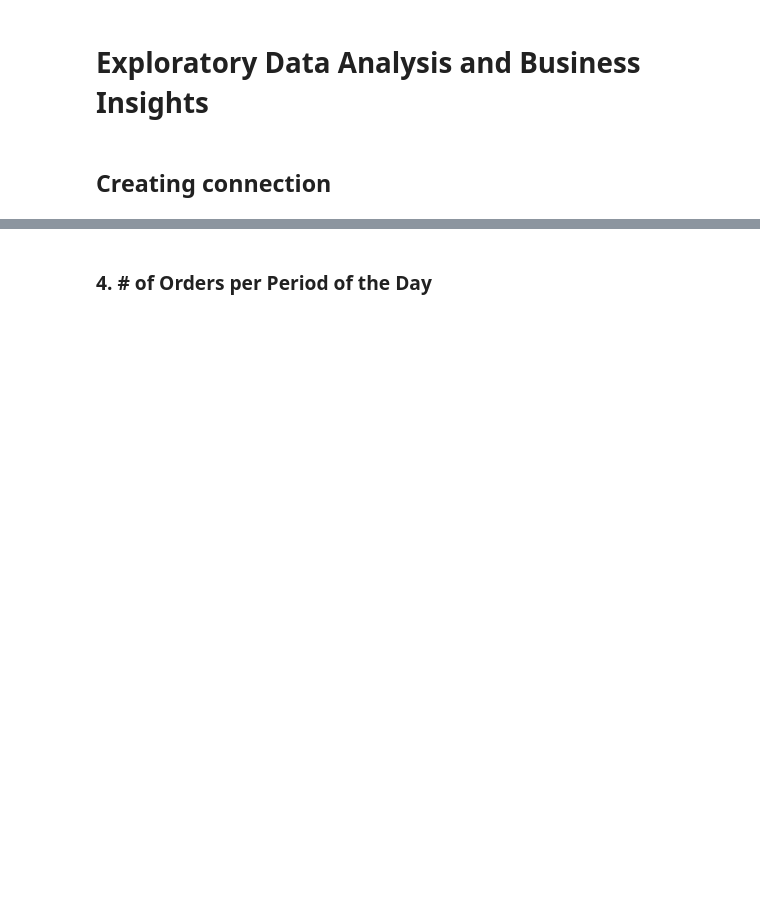
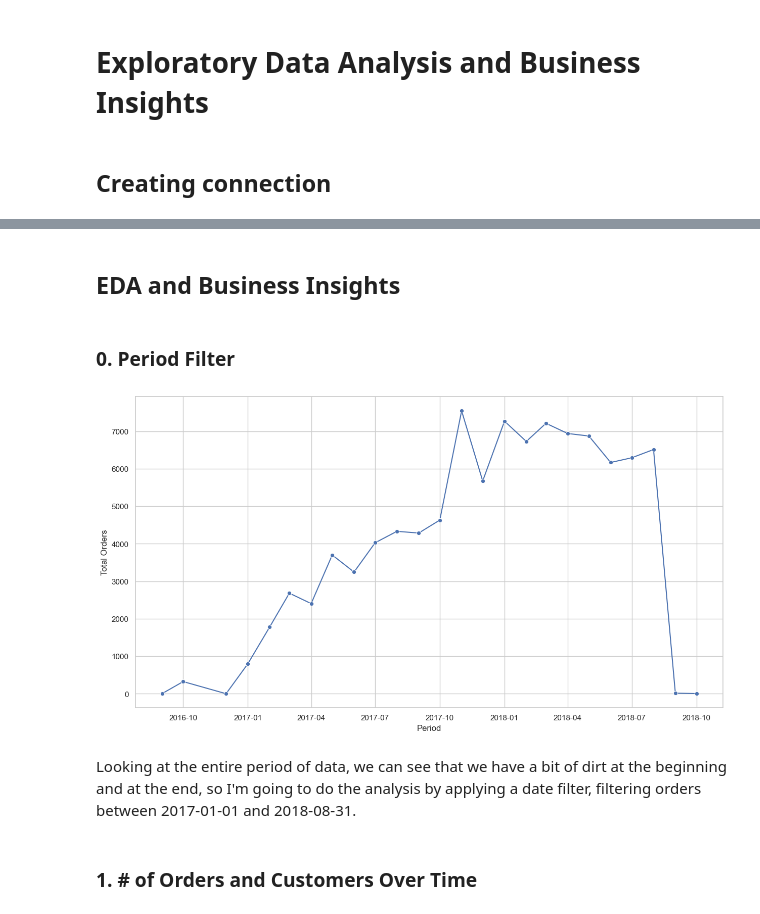
Before and after one commit to doegemon/etl_churn, a Jupyter notebook: eda/notebooks/eda.ipynb, the cells around one changed output, grey strips where cells are left out. Saved outputs shown, nothing was run; the diff lists cells and outputs as text; code cells hidden in the pictures; blank space fills up the shorter version.

Commit message:
finished eda and bussiness insights

```diff
--- a/eda/notebooks/eda.ipynb
+++ b/eda/notebooks/eda.ipynb
@@ -109,2 +17,0 @@ ax.bar_label(ax.containers[0], fontsize=12);
-# %% [markdown]
-### 4. # of Orders per Period of the Day
@@ -134,0 +18,22 @@ df_4 = pd.read_sql("""
+# %% [markdown]
+## EDA and Business Insights
+# %% [markdown]
+### 0. Period Filter
+# %%
+df_0 = pd.read_sql("""
+    SELECT DISTINCT DATE(DATE_TRUNC('month', purchase_ts)) as dt_ref,
+        COUNT(DISTINCT order_id) as tt_orders
+    FROM fact_orders
+    GROUP BY 1
+    ORDER BY 1 ASC
+""", con=engine)
+# %%
+ax = sns.lineplot(data=df_0, x='dt_ref', y='tt_orders', marker='o')
+ax.set_xlabel('Period')
+ax.set_ylabel('Total Orders');
+# %% [output]
+[figure, added]
+# %% [markdown]
+Looking at the entire period of data, we can see that we have a bit of dirt at the beginning and at the end, so I'm going to do the analysis by applying a date filter, filtering orders between 2017-01-01 and 2018-08-31.
+# %% [markdown]
+### 1. # of Orders and Customers Over Time
```
Also changed, not shown: parts of 127 cells of this notebook.
